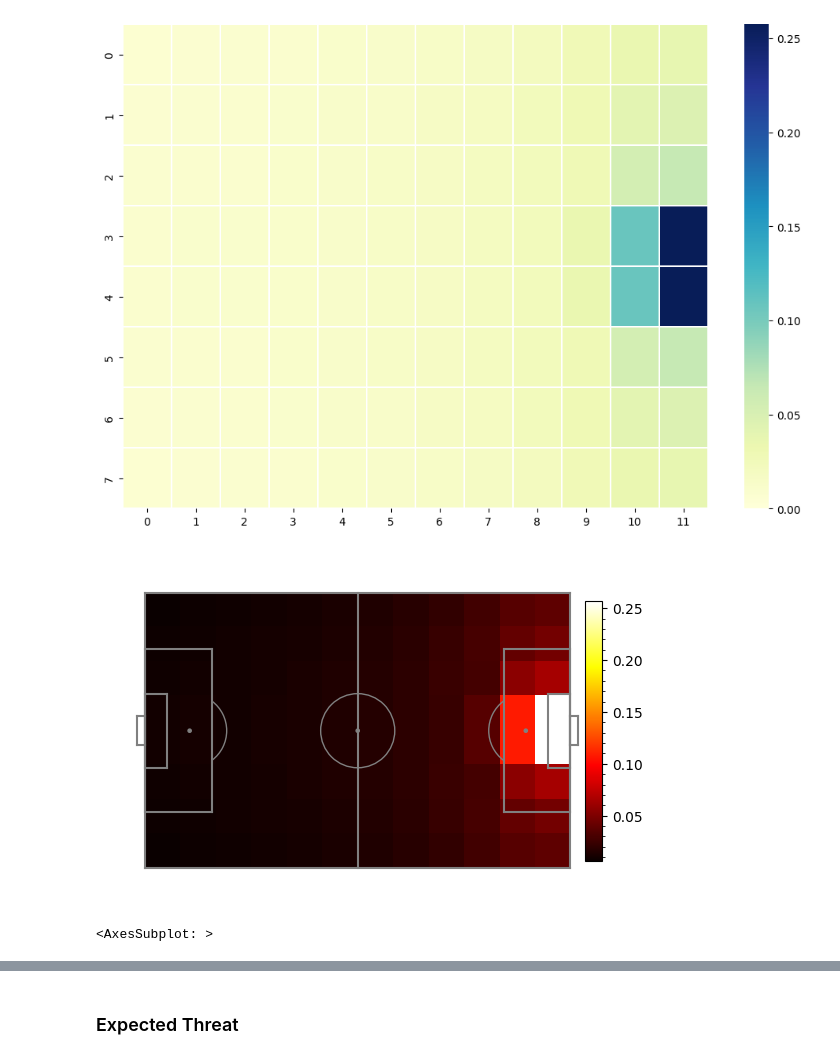
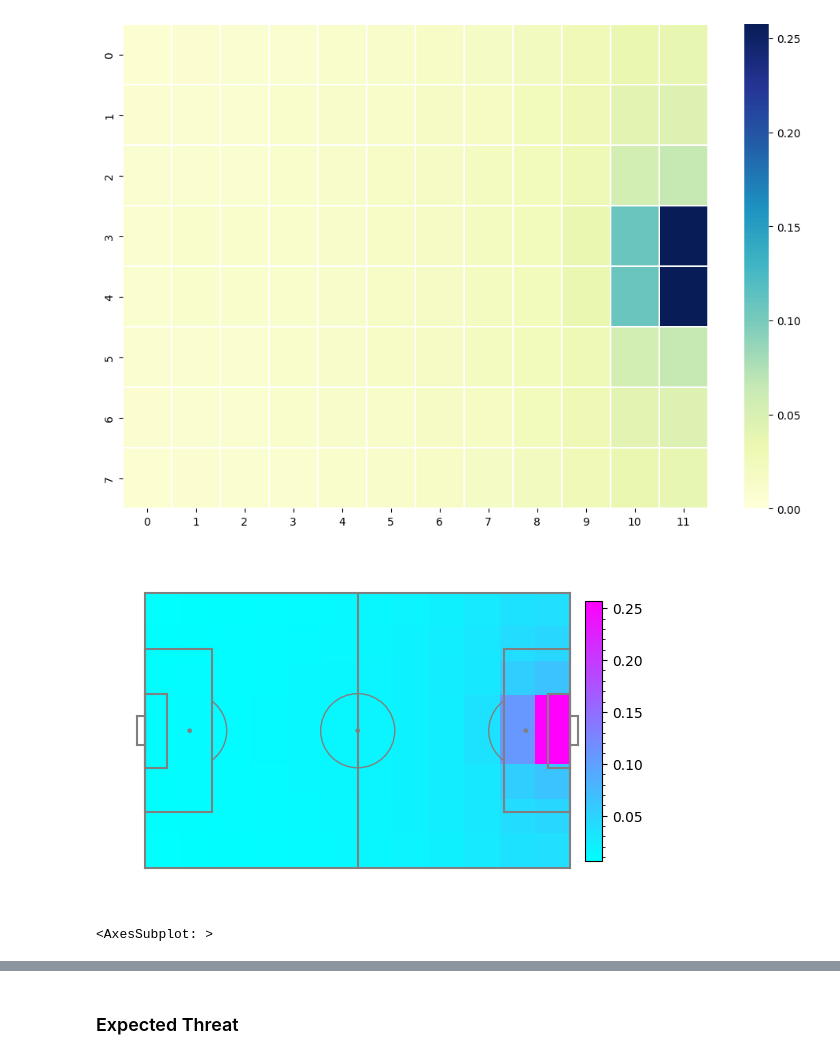
Before and after one commit to mLiang99/impact_factor_soccer_passes, a Jupyter notebook: Impact Factor Soccer Passes_v2.ipynb, the cells around one changed output, grey strips where cells are left out. Saved outputs shown, nothing was run; the diff lists cells and outputs as text; code cells hidden in the pictures.

```diff
--- a/Impact Factor Soccer Passes_v2.ipynb
+++ b/Impact Factor Soccer Passes_v2.ipynb
@@ -590,7 +440,7 @@ import matplotsoccer as mps
 # %%
-mps.heatmap(xT,cmap="hot", linecolor="grey", cbar="True")
+mps.heatmap(xT,cmap="cool", linecolor="grey", cbar="True")
 # %% [output]
-[figure, old version]
+[figure, new version]
 <AxesSubplot: >
 # %%
 # We can also plot a single pass and all the positions of each team
```
Also changed, not shown: parts of 35 cells of this notebook.
